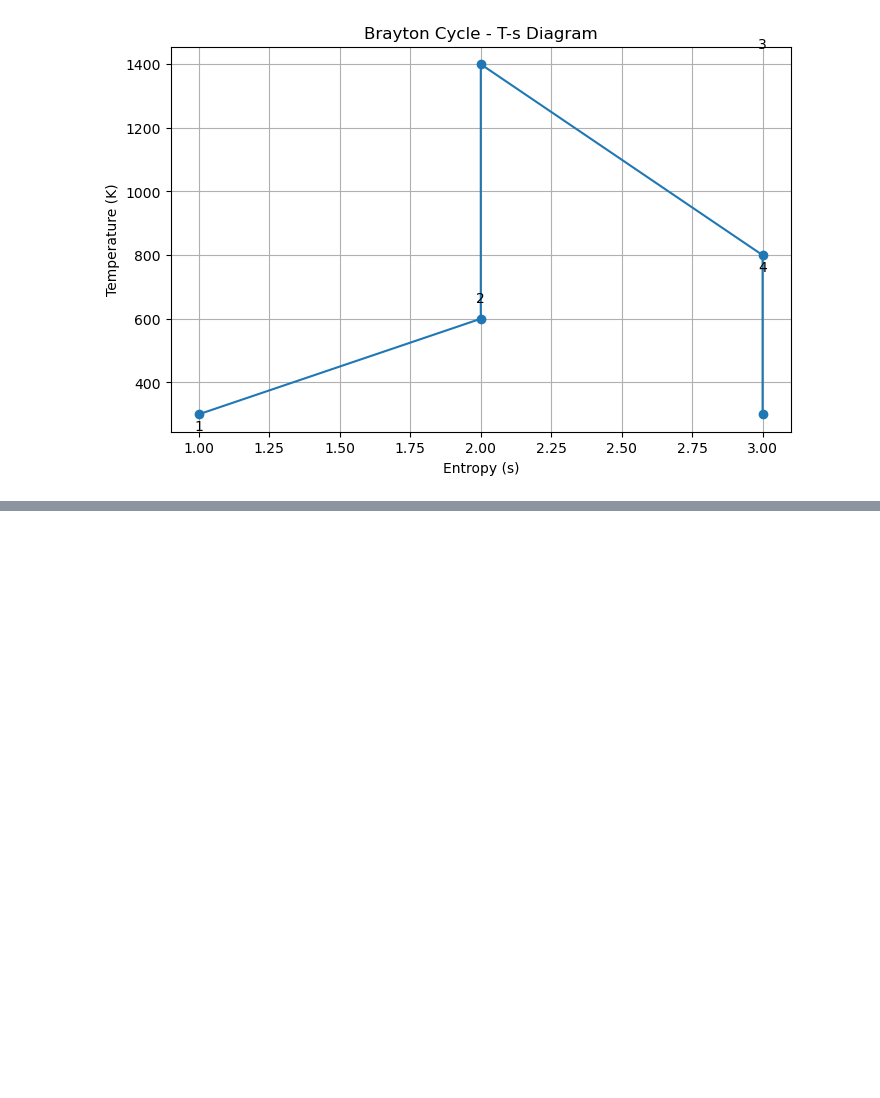
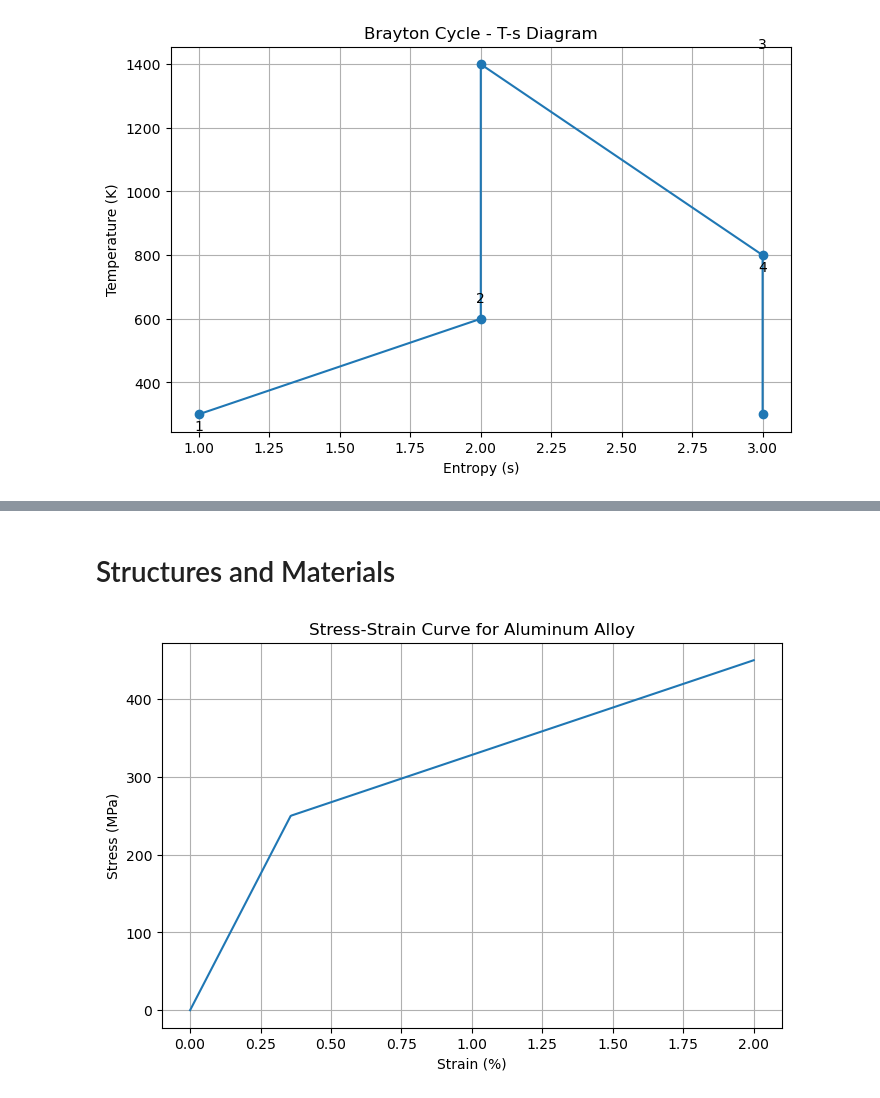
Before and after one commit to j85liu/aerospace, a Jupyter notebook: aerodynamics.ipynb, the cells around one changed output, grey strips where cells are left out. Saved outputs shown, nothing was run; the diff lists cells and outputs as text; code cells hidden in the pictures; blank space fills up the shorter version.

```diff
--- a/aerodynamics.ipynb
+++ b/aerodynamics.ipynb
@@ -310,0 +313,29 @@ plt.show()
+# %% [markdown]
+# Structures and Materials #
+# %%
+# Jupyter Cell 1: Stress-strain curve simulation for aluminum
+
+import numpy as np
+import matplotlib.pyplot as plt
+
+# Material constants
+E = 70e9  # Young's Modulus for aluminum (Pa)
+yield_strength = 250e6  # Yield strength (Pa)
+ultimate_strength = 450e6
+strain = np.linspace(0, 0.02, 500)
+
+stress = np.piecewise(
+    strain,
+    [strain < yield_strength / E, strain >= yield_strength / E],
+    [lambda x: E * x, lambda x: yield_strength + (x - yield_strength / E) * (ultimate_strength - yield_strength) / (0.02 - yield_strength / E)]
+)
+
+plt.figure(figsize=(8, 5))
+plt.plot(strain * 100, stress / 1e6)
+plt.xlabel("Strain (%)")
+plt.ylabel("Stress (MPa)")
+plt.title("Stress-Strain Curve for Aluminum Alloy")
+plt.grid(True)
+plt.show()
+# %% [output]
+[figure, added]
```
Also changed, not shown: parts of 7 cells of this notebook.
